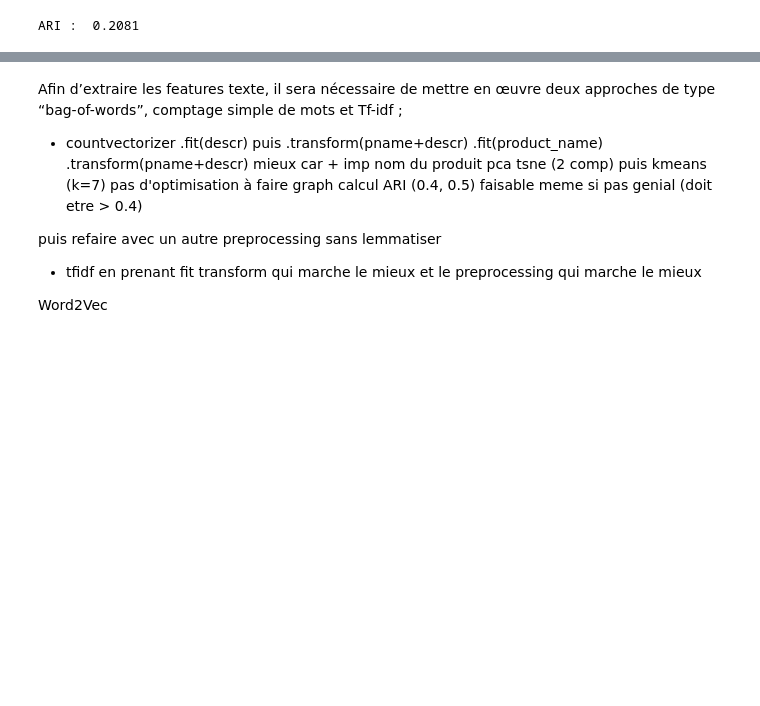
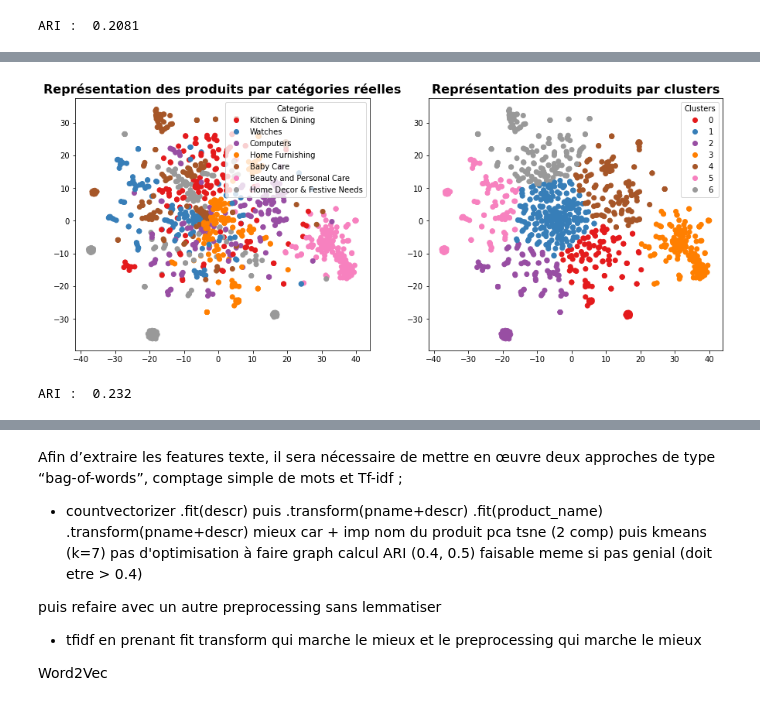
Before and after one commit to Milie-Mimi/OC_DS_Project6, a Jupyter notebook: GROSCHENE_Emilie_1_notebook_012023.ipynb, the cells around one changed output, grey strips where cells are left out. Cells and saved outputs as stored; diff of their text form; code cells hidden in the pictures; blank space fills up the shorter version.

```diff
--- a/GROSCHENE_Emilie_1_notebook_012023.ipynb
+++ b/GROSCHENE_Emilie_1_notebook_012023.ipynb
@@ -1562,0 +1578,8 @@ df_models
+# %%
+ TSNE_visu_fct(X_tsne_cvect_desc,
+               y_cat_num,
+               labels_cvect_desc,
+               ARI_cvect_desc)
+# %% [output]
+[figure, added]
+ARI :  0.232
```
Also changed, not shown: parts of 30 cells of this notebook.
